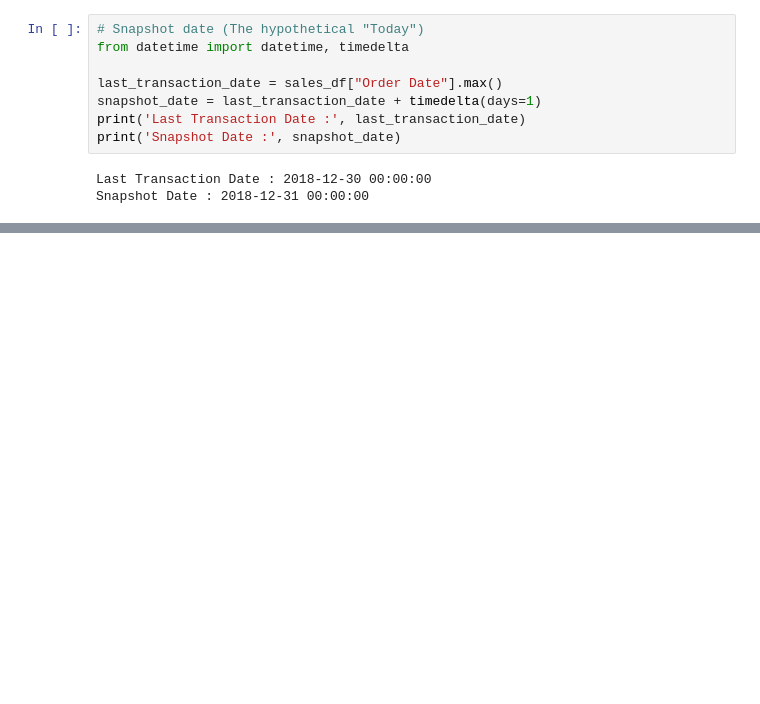
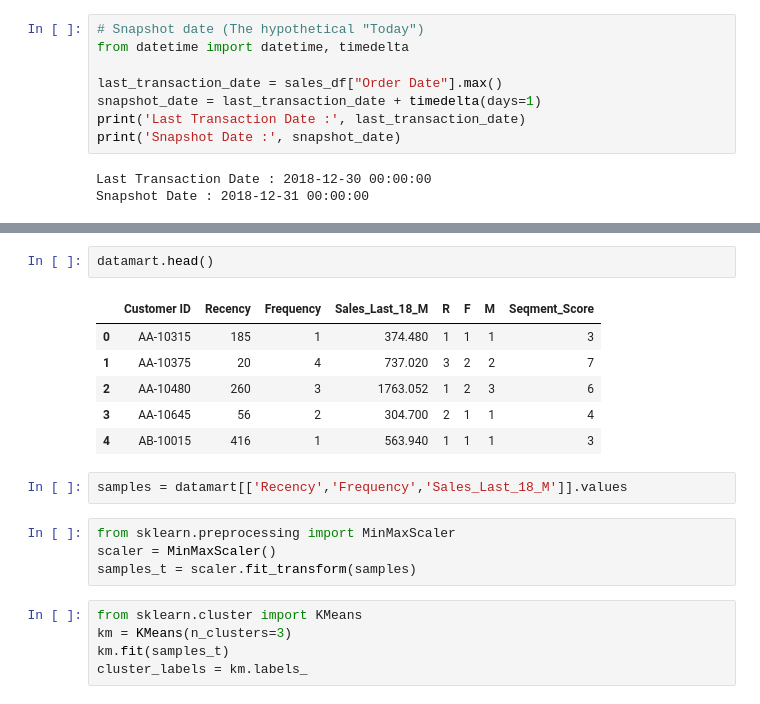
Before and after one commit to waseemshammout/amazon_customer_segmentation, a Jupyter notebook: notebook.ipynb, the cells around one changed output, grey strips where cells are left out. Saved outputs shown, nothing was run; the diff lists cells and outputs as text; blank space fills up the shorter version.

```diff
--- a/notebook.ipynb
+++ b/notebook.ipynb
@@ -55,0 +65,20 @@ sales_last_18_months.groupby("Customer ID").agg(
+# %%
+datamart.head()
+# %% [output]
+|  | Customer ID | Recency | Frequency | Sales_Last_18_M | R | F | M | Seqment_Score |
+| 0 | AA-10315 | 185 | 1 | 374.480 | 1 | 1 | 1 | 3 |
+| 1 | AA-10375 | 20 | 4 | 737.020 | 3 | 2 | 2 | 7 |
+| 2 | AA-10480 | 260 | 3 | 1763.052 | 1 | 2 | 3 | 6 |
+| 3 | AA-10645 | 56 | 2 | 304.700 | 2 | 1 | 1 | 4 |
+| 4 | AB-10015 | 416 | 1 | 563.940 | 1 | 1 | 1 | 3 |
+# %%
+samples = datamart[['Recency','Frequency','Sales_Last_18_M']].values
+# %%
+from sklearn.preprocessing import MinMaxScaler
+scaler = MinMaxScaler()
+samples_t = scaler.fit_transform(samples)
+# %%
+from sklearn.cluster import KMeans
+km = KMeans(n_clusters=3)
+km.fit(samples_t)
+cluster_labels = km.labels_
```
Also changed, not shown: parts of 5 cells of this notebook.
